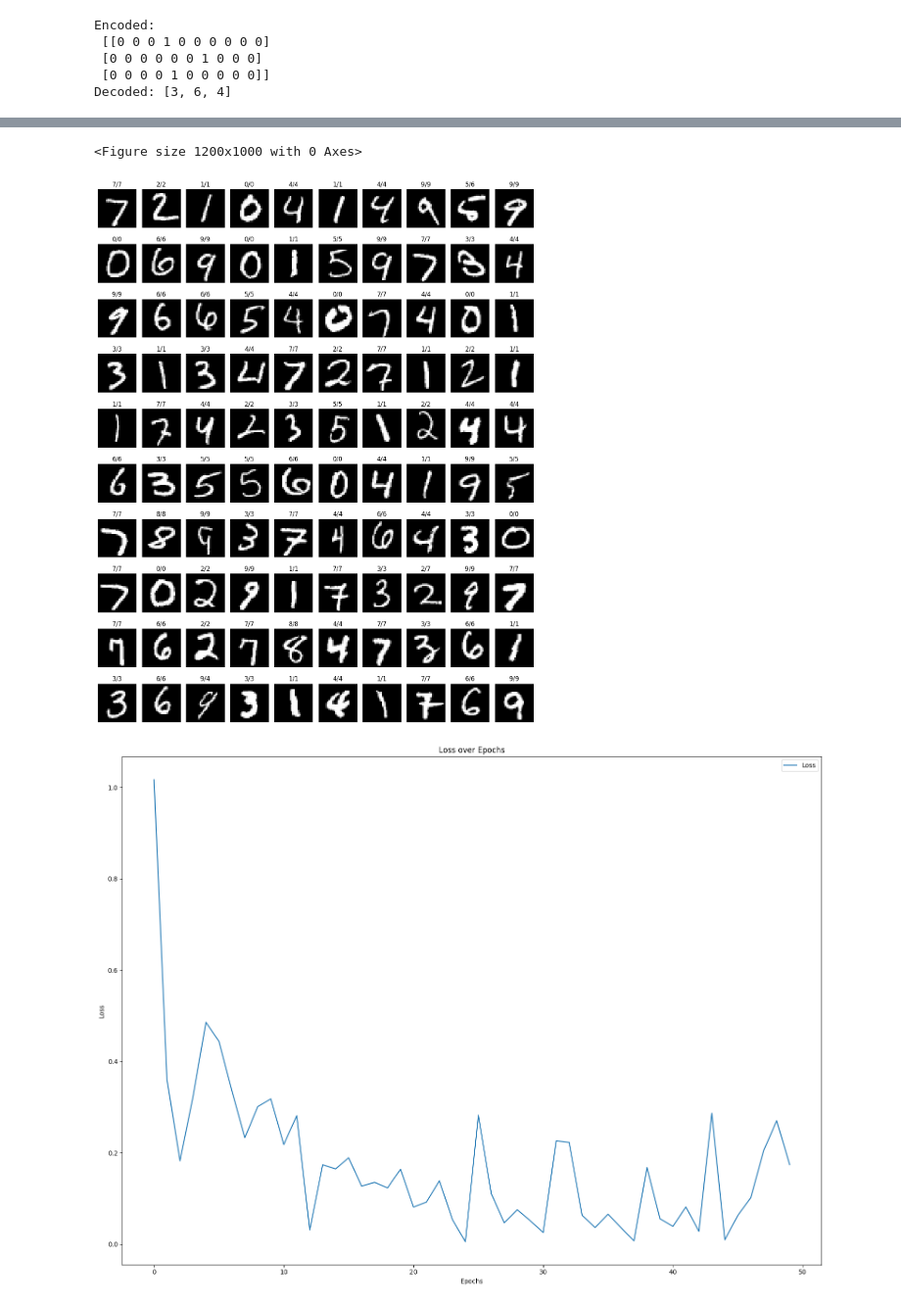
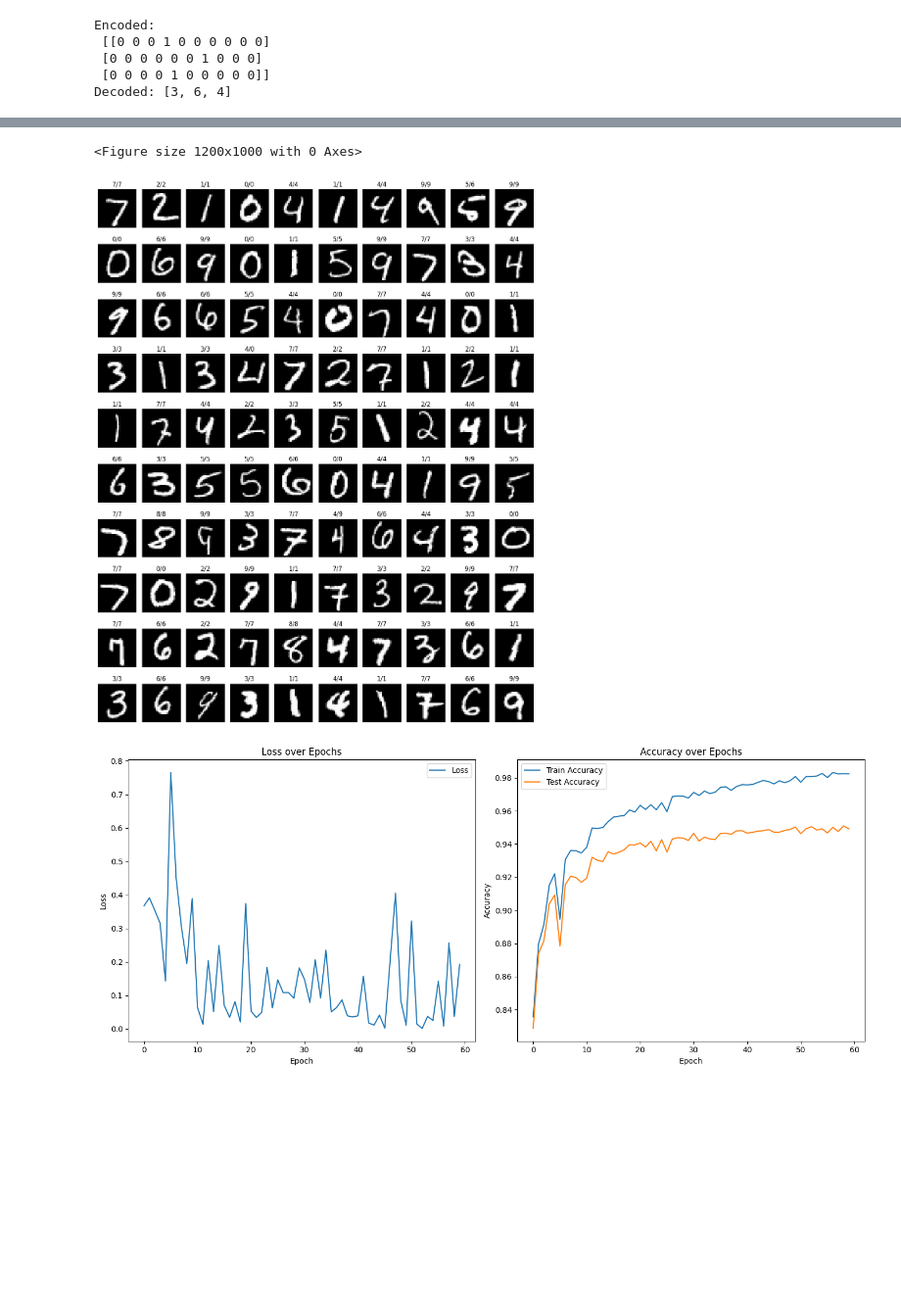
Before and after one commit to bcExpt1123/handwritten-simple, a Jupyter notebook: handwritten-simple.ipynb, the cells around one changed output, grey strips where cells are left out. Shown at 98% size. Cells and saved outputs as stored; diff of their text form; code cells hidden in the pictures; blank space fills up the shorter version.

```diff
--- a/handwritten-simple.ipynb
+++ b/handwritten-simple.ipynb
@@ -167,6 +167,8 @@ bias_output = np.zeros(output_size)
 
 # Collecting training metrics
 loss_history = []
+accuracy_history = []
+test_accuracy_history = []
 
 def forward_propagation(X):
     global weights_input_hidden, weights_hidden_output, bias_hidden, bias_output
@@ -211,8 +213,20 @@ def train(X, y, epochs, batch_size=64, learning_rate = 0.001):
             backpropagation(X_batch, y_batch, y_pred, hidden_output, hidden_input, learning_rate)
         loss = loss_function(y_batch, y_pred)
         loss_history.append(loss)
-        if epoch % 10 == 0:
-            print(f"Epoch {epoch}, Loss: {loss}")
+
+        # ---- NEW: Compute epoch accuracy ----
+        y_pred_full, _, _ = forward_propagation(X)
+        predicted_labels = np.argmax(y_pred_full, axis=1)
+        true_labels = np.argmax(y, axis=1)
+        accuracy = np.mean(predicted_labels == true_labels)
+        accuracy_history.append(accuracy)
+
+        # ---- Test Accuracy Every Epoch ----
+        test_pred, _, _ = forward_propagation(x_test)
+        test_acc = np.mean(np.argmax(test_pred, axis=1) == np.argmax(y_test, axis=1))
+        test_accuracy_history.append(test_acc)
+        # if epoch % 10 == 0:
+        print(f"Epoch {epoch}, Loss: {loss:.4f}, Train Acc: {accuracy*100:.2f}%, Test Acc: {test_acc*100:.2f}%")
 
 def test(X, y):
     # Forward pass
@@ -253,14 +267,23 @@ def test(X, y):
     return accuracy
 
 def plot_training_status():
-    plt.figure(figsize=(16, 12))
+    plt.figure(figsize=(14, 6))
 
-    # Plot Loss
-    plt.subplot(1, 1, 1)
+    # Loss subplot
+    plt.subplot(1, 2, 1)
     plt.plot(loss_history, label='Loss')
     plt.title('Loss over Epochs')
-    plt.xlabel('Epochs')
+    plt.xlabel('Epoch')
     plt.ylabel('Loss')
+    plt.legend()
+
+    # Accuracy subplot
+    plt.subplot(1, 2, 2)
+    plt.plot(accuracy_history, label='Train Accuracy')
+    plt.plot(test_accuracy_history, label='Test Accuracy')
+    plt.title('Accuracy over Epochs')
+    plt.xlabel('Epoch')
+    plt.ylabel('Accuracy')
     plt.legend()
 
     plt.tight_layout()
@@ -284,7 +307,7 @@ y_test = one_hot_encode(y_test)
 x_train = x_train.reshape(60000, 784)
 x_test = x_test.reshape(10000, 784)
 
-train(x_train, y_train, epochs=50)
+train(x_train, y_train, epochs=60, batch_size=64)
 test(x_test, y_test)
 
 # Plot the training status
@@ -299,3 +333,3 @@ Test Accuracy: 94.81%
 <Figure size 1200x1000 with 0 Axes>
 [figure]
-[figure, old version]
+[figure, new version]
```
Also changed, not shown: parts of 2 cells of this notebook.
